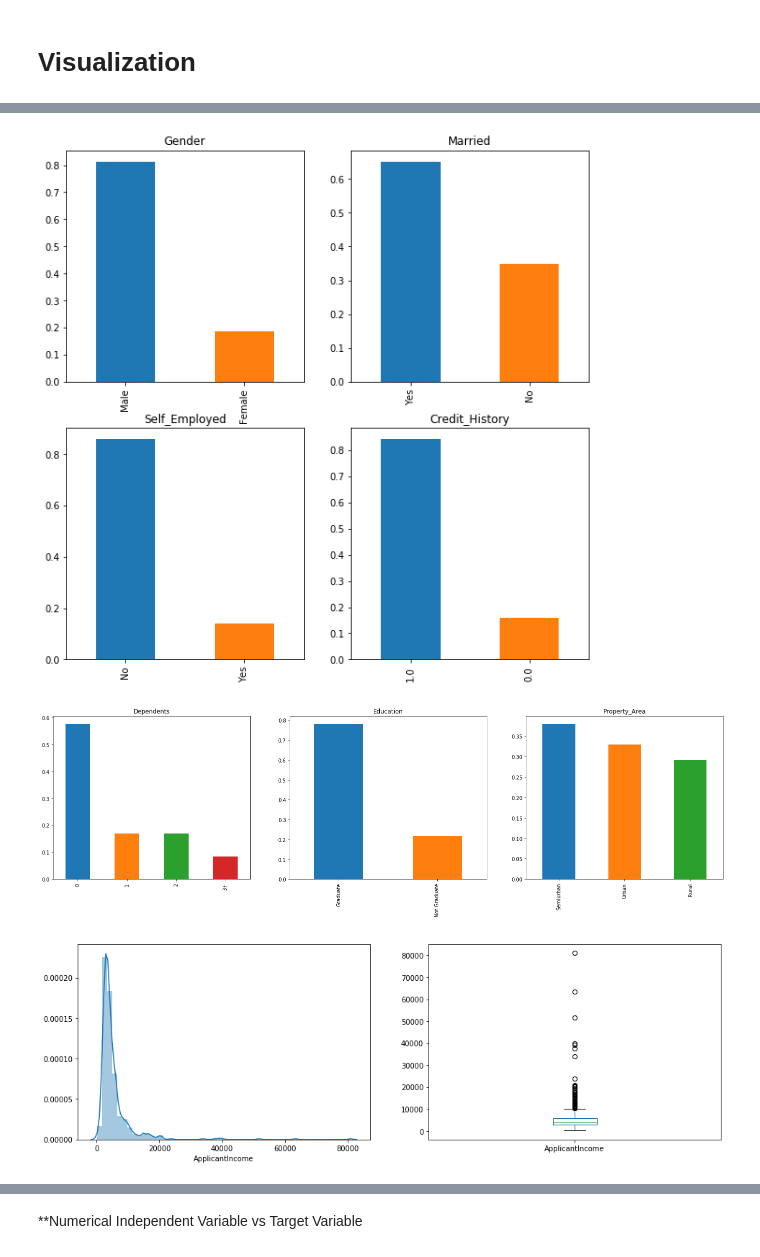
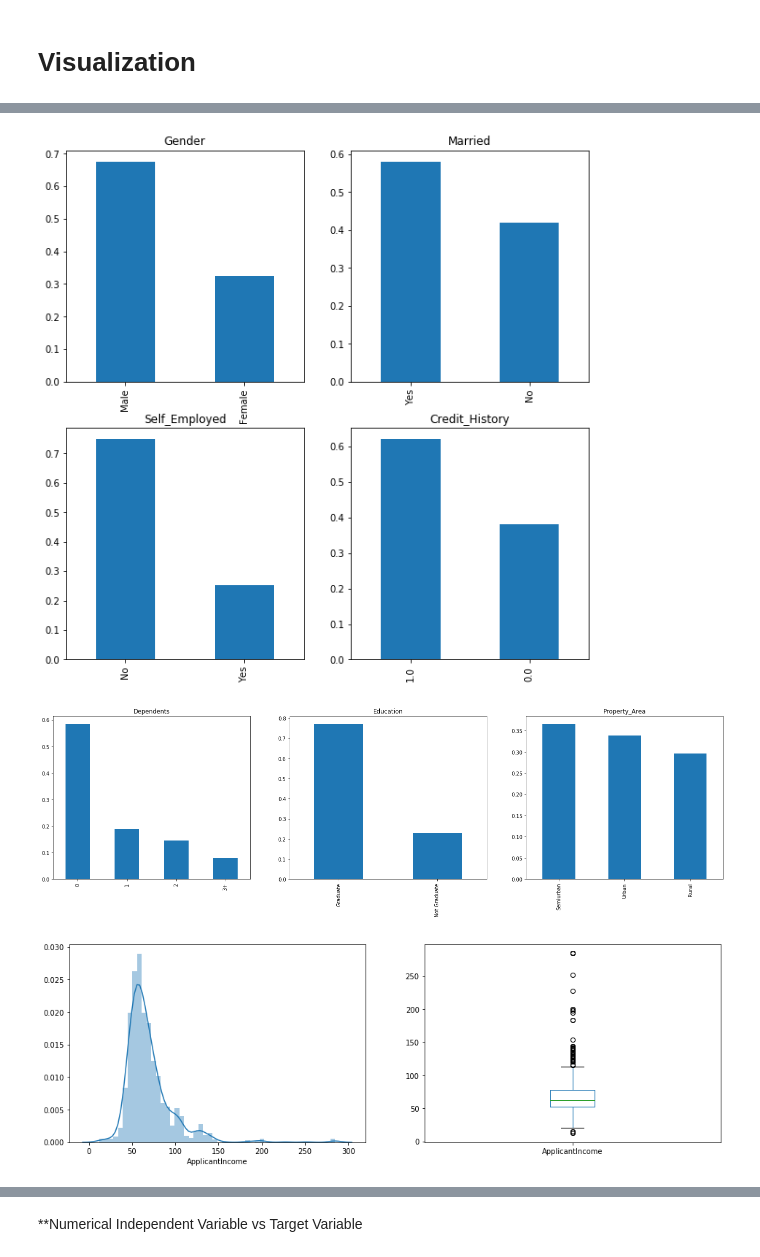
Before and after one commit to Sushantmkarande/loan_prediction, a Jupyter notebook: Loan Prediction.ipynb, the cells around one changed output, grey strips where cells are left out. Drawn from its saved outputs; the diff is of its cells as text; code cells hidden in the pictures.

```diff
--- a/Loan Prediction.ipynb
+++ b/Loan Prediction.ipynb
@@ -82,6 +82,8 @@ train['Loan_Status'].value_counts()
 Y    422
 N    192
 Name: Loan_Status, dtype: int64
+# %%
+train = pd.concat([train, train[train['Loan_Status'] == 'N']])
 # %%
 train.head()
 # %% [output]
@@ -106,0 +109,4 @@ train['Loan_Status'].value_counts().plot.bar()
+# %%
+train = pd.concat([train, train[train['Gender'] == 'Female']])
+# %%
+train = pd.concat([train, train[train['Credit_History'] == 0.0]])
@@ -107,3 +115,5 @@ train['Loan_Status'].value_counts().plot.bar()
+# %%
+train = pd.concat([train, train[train['Self_Employed'] == 'Yes']])
 # %%
 #Independent Variable (Categorical)
 plt.figure(1)
@@ -121,7 +131,7 @@ train['Credit_History'].value_counts(normalize=True).plot.bar(title= 'Credit_His
 
 plt.show()
 # %% [output]
-[figure, old version]
+[figure, new version]
 # %%
 #Independent Variable (Ordinal)
 plt.figure(1)
@@ -136,18 +146,19 @@ train['Property_Area'].value_counts(normalize=True).plot.bar(title= 'Property_Ar
 
 plt.show()
 # %% [output]
-[figure, old version]
+[figure, new version]
 # %%
+train['ApplicantIncome'] = np.sqrt(train['ApplicantIncome'])
 plt.figure(1)
 plt.subplot(121)
 sns.distplot(train['ApplicantIncome']);
 
 plt.subplot(122)
 train['ApplicantIncome'].plot.box(figsize=(16,5))
 
 plt.show()
 # %% [output]
-[figure, old version]
+[figure, new version]
 # %%
 train.boxplot(column='ApplicantIncome', by = 'Education')
 plt.suptitle("")
```
Also changed, not shown: parts of 23 cells of this notebook.
